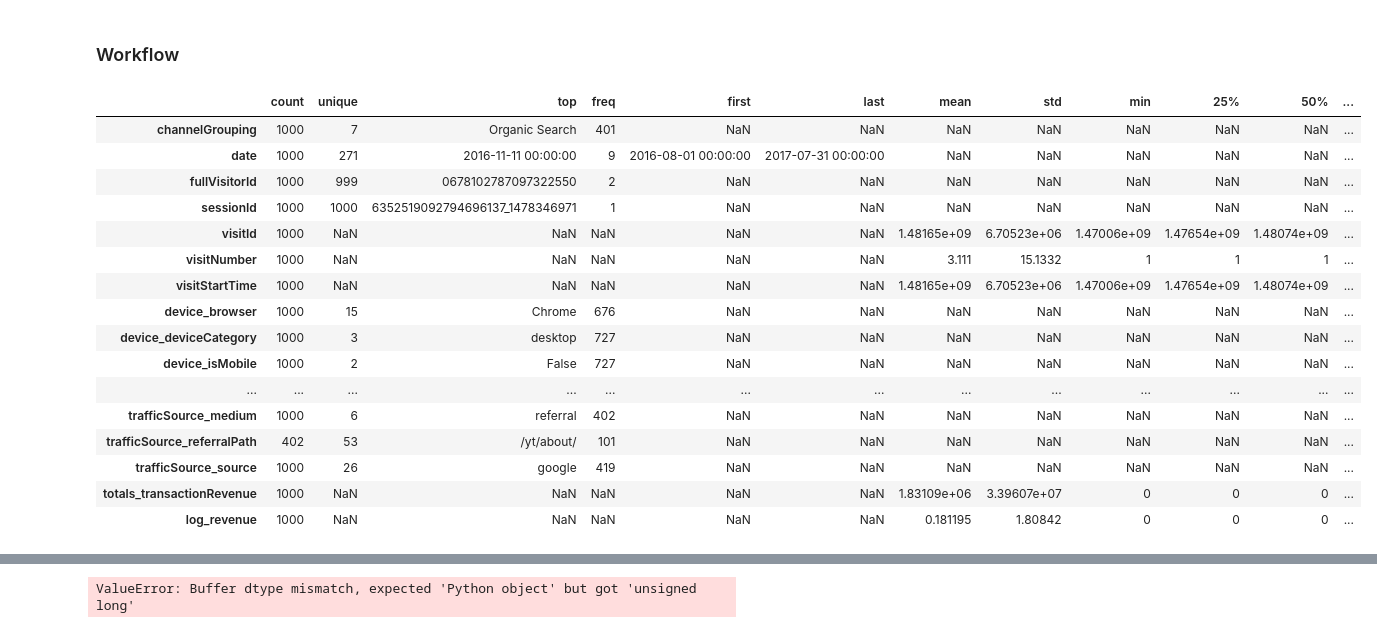
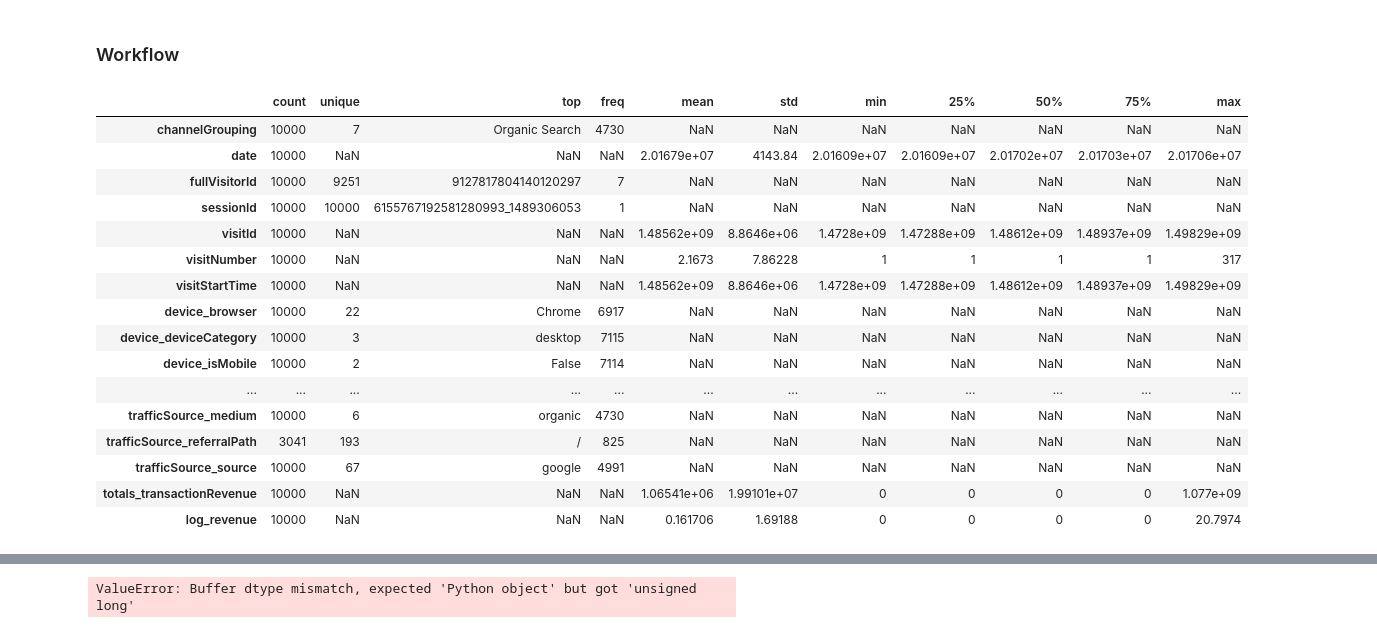
Before and after one commit to ademyanchuk/kaggle_google_revenue, a Jupyter notebook: notebooks/rf_fastai-baseline.ipynb, the cells around one changed output, grey strips where cells are left out. Saved outputs shown, nothing was run; the diff lists cells and outputs as text; code cells hidden in the pictures.

```diff
--- a/notebooks/rf_fastai-baseline.ipynb
+++ b/notebooks/rf_fastai-baseline.ipynb
@@ -132,4 +106,4 @@ True
 # %% [markdown]
 ### Workflow
 # %%
-full_train[TARGET_COLUMN] = full_train[TARGET_COLUMN].fillna(value=0)
+full_train['totals_transactionRevenue'] = full_train['totals_transactionRevenue'].fillna(value=0)
@@ -139,22 +110,22 @@ sample = train_df.sample(1000).copy()
 # %%
 full_train['log_revenue'] = np.log1p(full_train.totals_transactionRevenue)
 # %%
-display_all(sample.describe(include='all').T)
+display_all(full_train.describe(include='all').T)
 # %% [output]
-|  | count | unique | top | freq | first | last | mean | std | min | 25% | 50% | ... |
-| channelGrouping | 1000 | 7 | Organic Search | 401 | NaN | NaN | NaN | NaN | NaN | NaN | NaN | ... |
-| date | 1000 | 271 | 2016-11-11 00:00:00 | 9 | 2016-08-01 00:00:00 | 2017-07-31 00:00:00 | NaN | NaN | NaN | NaN | NaN | ... |
-| fullVisitorId | 1000 | 999 | 0678102787097322550 | 2 | NaN | NaN | NaN | NaN | NaN | NaN | NaN | ... |
-| sessionId | 1000 | 1000 | 6352519092794696137_1478346971 | 1 | NaN | NaN | NaN | NaN | NaN | NaN | NaN | ... |
-| visitId | 1000 | NaN | NaN | NaN | NaN | NaN | 1.48165e+09 | 6.70523e+06 | 1.47006e+09 | 1.47654e+09 | 1.48074e+09 | ... |
-| visitNumber | 1000 | NaN | NaN | NaN | NaN | NaN | 3.111 | 15.1332 | 1 | 1 | 1 | ... |
-| visitStartTime | 1000 | NaN | NaN | NaN | NaN | NaN | 1.48165e+09 | 6.70523e+06 | 1.47006e+09 | 1.47654e+09 | 1.48074e+09 | ... |
-| device_browser | 1000 | 15 | Chrome | 676 | NaN | NaN | NaN | NaN | NaN | NaN | NaN | ... |
-| device_deviceCategory | 1000 | 3 | desktop | 727 | NaN | NaN | NaN | NaN | NaN | NaN | NaN | ... |
-| device_isMobile | 1000 | 2 | False | 727 | NaN | NaN | NaN | NaN | NaN | NaN | NaN | ... |
-| ... | ... | ... | ... | ... | ... | ... | ... | ... | ... | ... | ... | ... |
-| trafficSource_medium | 1000 | 6 | referral | 402 | NaN | NaN | NaN | NaN | NaN | NaN | NaN | ... |
-| trafficSource_referralPath | 402 | 53 | /yt/about/ | 101 | NaN | NaN | NaN | NaN | NaN | NaN | NaN | ... |
-| trafficSource_source | 1000 | 26 | google | 419 | NaN | NaN | NaN | NaN | NaN | NaN | NaN | ... |
-| totals_transactionRevenue | 1000 | NaN | NaN | NaN | NaN | NaN | 1.83109e+06 | 3.39607e+07 | 0 | 0 | 0 | ... |
-| log_revenue | 1000 | NaN | NaN | NaN | NaN | NaN | 0.181195 | 1.80842 | 0 | 0 | 0 | ... |
+|  | count | unique | top | freq | mean | std | min | 25% | 50% | 75% | max |
+| channelGrouping | 10000 | 7 | Organic Search | 4730 | NaN | NaN | NaN | NaN | NaN | NaN | NaN |
+| date | 10000 | NaN | NaN | NaN | 2.01679e+07 | 4143.84 | 2.01609e+07 | 2.01609e+07 | 2.01702e+07 | 2.01703e+07 | 2.01706e+07 |
+| fullVisitorId | 10000 | 9251 | 9127817804140120297 | 7 | NaN | NaN | NaN | NaN | NaN | NaN | NaN |
+| sessionId | 10000 | 10000 | 6155767192581280993_1489306053 | 1 | NaN | NaN | NaN | NaN | NaN | NaN | NaN |
+| visitId | 10000 | NaN | NaN | NaN | 1.48562e+09 | 8.8646e+06 | 1.4728e+09 | 1.47288e+09 | 1.48612e+09 | 1.48937e+09 | 1.49829e+09 |
+| visitNumber | 10000 | NaN | NaN | NaN | 2.1673 | 7.86228 | 1 | 1 | 1 | 1 | 317 |
+| visitStartTime | 10000 | NaN | NaN | NaN | 1.48562e+09 | 8.8646e+06 | 1.4728e+09 | 1.47288e+09 | 1.48612e+09 | 1.48937e+09 | 1.49829e+09 |
+| device_browser | 10000 | 22 | Chrome | 6917 | NaN | NaN | NaN | NaN | NaN | NaN | NaN |
+| device_deviceCategory | 10000 | 3 | desktop | 7115 | NaN | NaN | NaN | NaN | NaN | NaN | NaN |
+| device_isMobile | 10000 | 2 | False | 7114 | NaN | NaN | NaN | NaN | NaN | NaN | NaN |
+| ... | ... | ... | ... | ... | ... | ... | ... | ... | ... | ... | ... |
+| trafficSource_medium | 10000 | 6 | organic | 4730 | NaN | NaN | NaN | NaN | NaN | NaN | NaN |
+| trafficSource_referralPath | 3041 | 193 | / | 825 | NaN | NaN | NaN | NaN | NaN | NaN | NaN |
+| trafficSource_source | 10000 | 67 | google | 4991 | NaN | NaN | NaN | NaN | NaN | NaN | NaN |
+| totals_transactionRevenue | 10000 | NaN | NaN | NaN | 1.06541e+06 | 1.99101e+07 | 0 | 0 | 0 | 0 | 1.077e+09 |
+| log_revenue | 10000 | NaN | NaN | NaN | 0.161706 | 1.69188 | 0 | 0 | 0 | 0 | 20.7974 |
```
Also changed, not shown: parts of 18 cells of this notebook, 1 other file.
